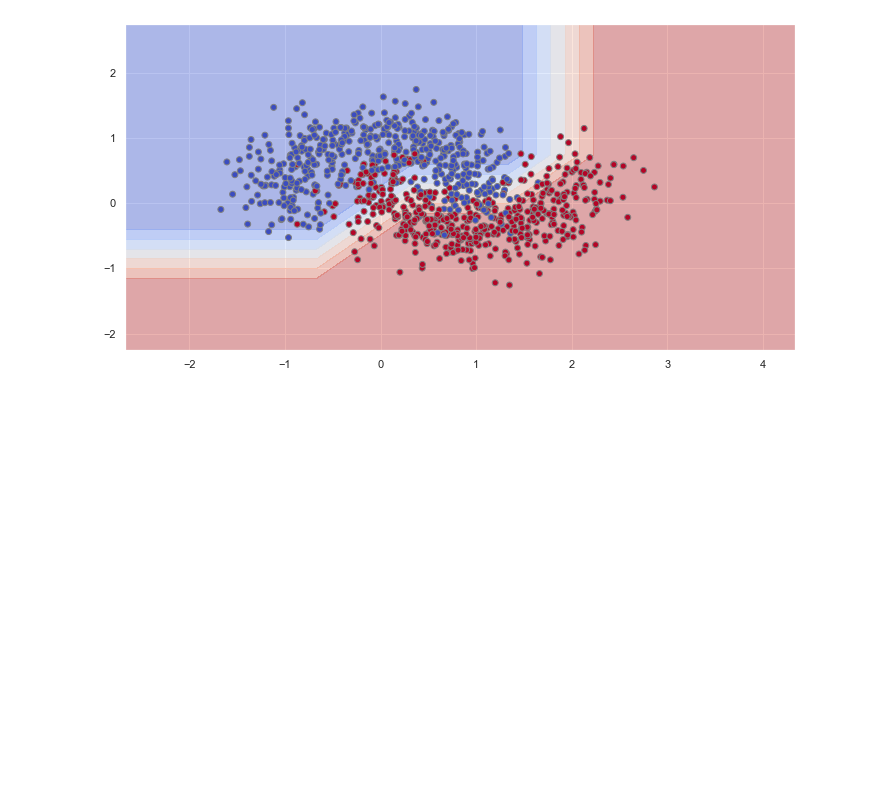
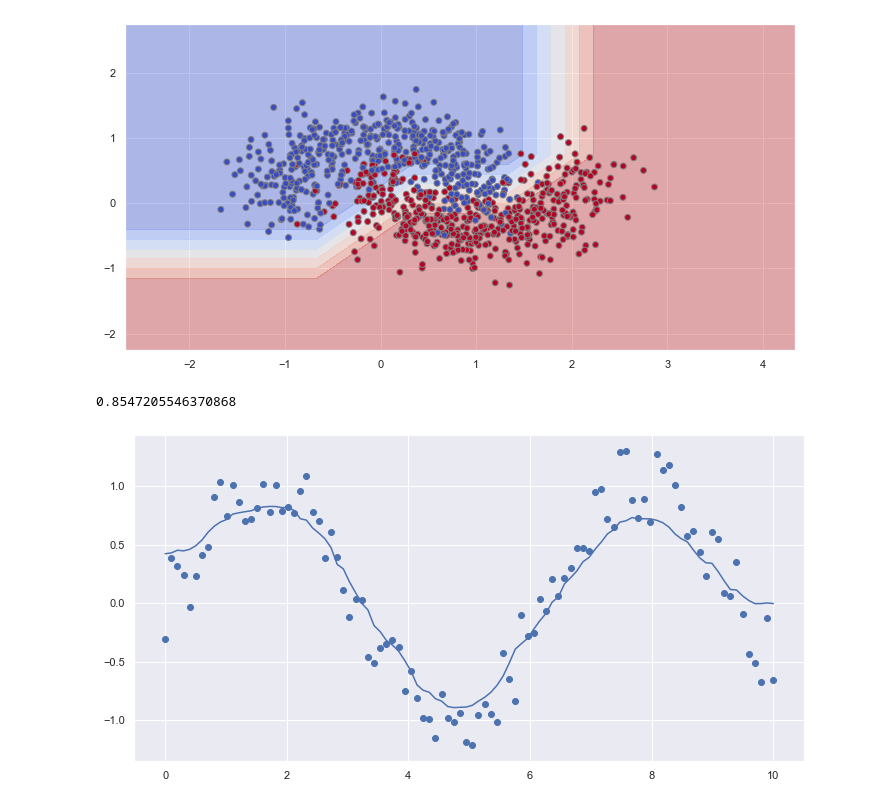
Before and after one commit to Bounty1993/ML-Algorithms-From-Scratch, a Jupyter notebook: trees/random_forest.ipynb, the cells around one changed output. Cells and saved outputs as stored; diff of their text form; code cells hidden in the pictures; blank space fills up the shorter version.

Commit message:
Adding base random forest class

```diff
--- a/trees/random_forest.ipynb
+++ b/trees/random_forest.ipynb
@@ -139,3 +174,16 @@ plt.scatter(X[:,0], X[:,1], c=Y, cmap='coolwarm', edgecolor='gray');
 # %% [output]
 Accuracy score: 88.3%
 [figure]
+# %%
+plt.figure(figsize=(12, 6))
+X = np.linspace(0, 10, 100)
+Y = np.sin(X) + np.random.randn(100) * 0.2
+plt.scatter(X, Y)
+model = RandomForestRegressor(max_depth=5, max_features=1)
+model.fit(X.reshape(-1,1), Y)
+Y_pred = model.predict(X.reshape(-1,1))
+print(r2_score(Y, Y_pred))
+plt.plot(X, Y_pred);
+# %% [output]
+0.8547205546370868
+[figure, added]
```
Also changed, not shown: parts of 2 cells of this notebook.
